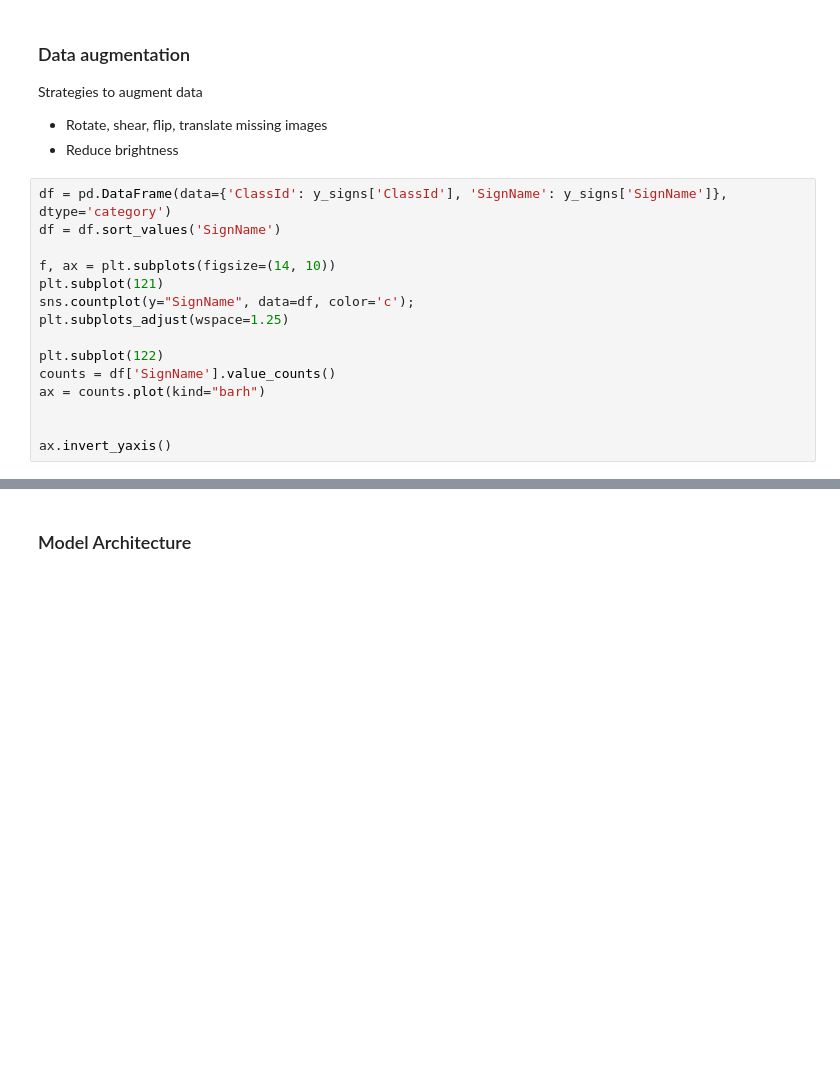
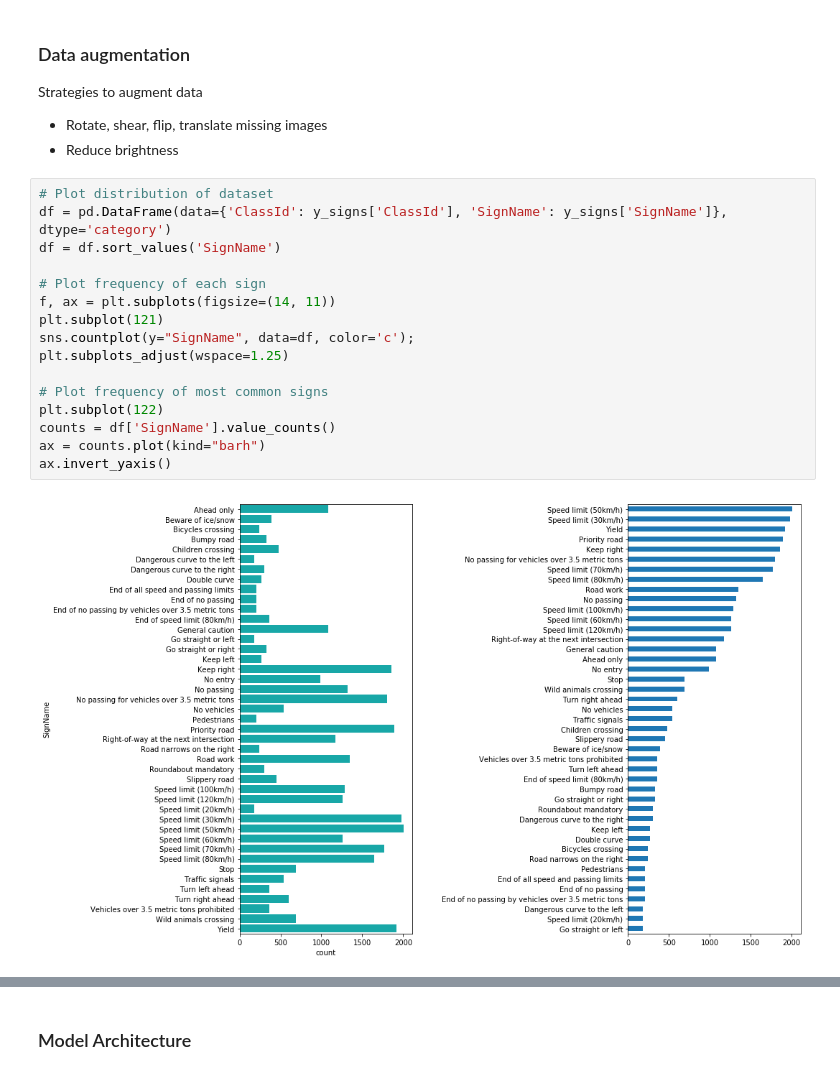
Before and after one commit to adhulipa/CarND-Traffic-Sign-Classifier-Project, a Jupyter notebook: Traffic_Sign_Classifier.ipynb, the cells around one changed output, grey strips where cells are left out. Drawn from its saved outputs; the diff is of its cells as text; blank space fills up the shorter version.

Commit message:
Most common signs in dataset

```diff
--- a/Traffic_Sign_Classifier.ipynb
+++ b/Traffic_Sign_Classifier.ipynb
@@ -258,18 +258,21 @@ Strategies to augment data
 * Rotate, shear, flip, translate missing images
 * Reduce brightness
 # %%
+# Plot distribution of dataset
 df = pd.DataFrame(data={'ClassId': y_signs['ClassId'], 'SignName': y_signs['SignName']}, dtype='category')
 df = df.sort_values('SignName')
 
-f, ax = plt.subplots(figsize=(14, 10))
+# Plot frequency of each sign
+f, ax = plt.subplots(figsize=(14, 11))
 plt.subplot(121)
 sns.countplot(y="SignName", data=df, color='c');
 plt.subplots_adjust(wspace=1.25)
 
+# Plot frequency of most common signs
 plt.subplot(122)
 counts = df['SignName'].value_counts()
 ax = counts.plot(kind="barh")
-
-
 ax.invert_yaxis()
+# %% [output]
+[figure, added]
 # %%
```
Also changed, not shown: parts of 1 cell of this notebook.
